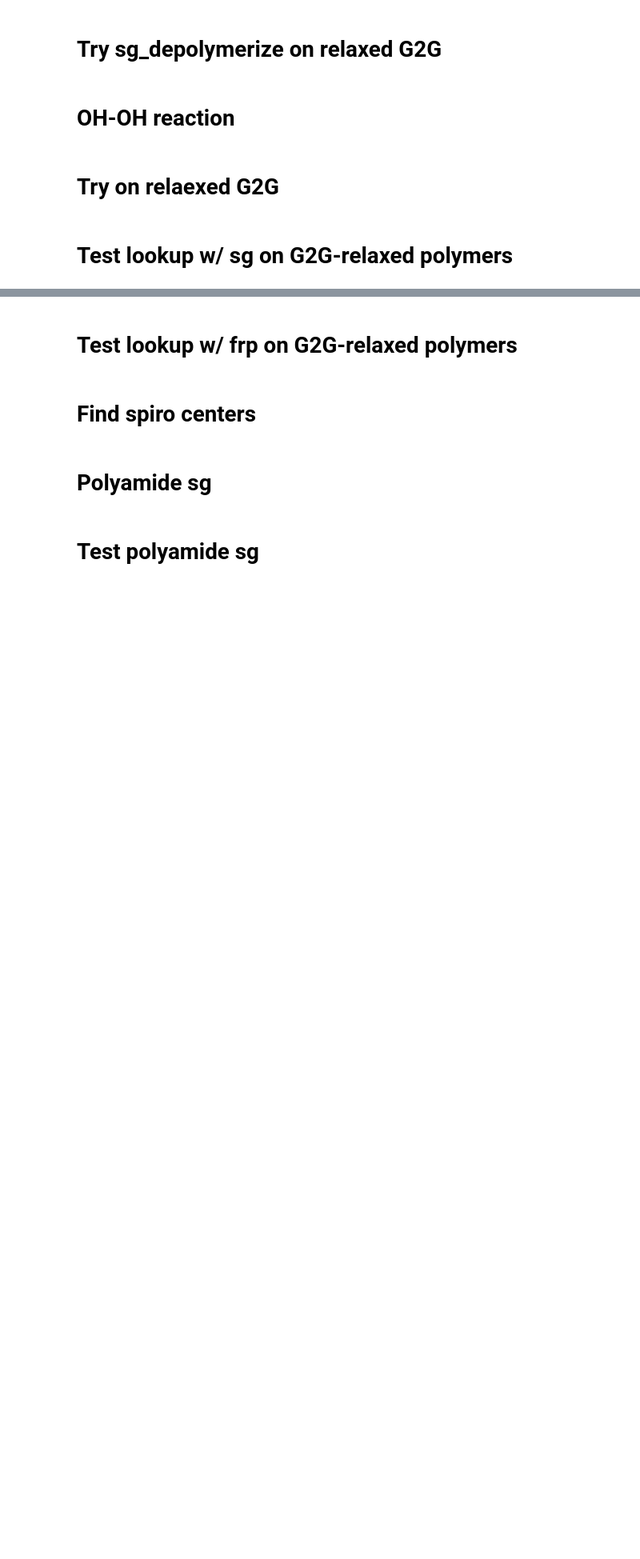
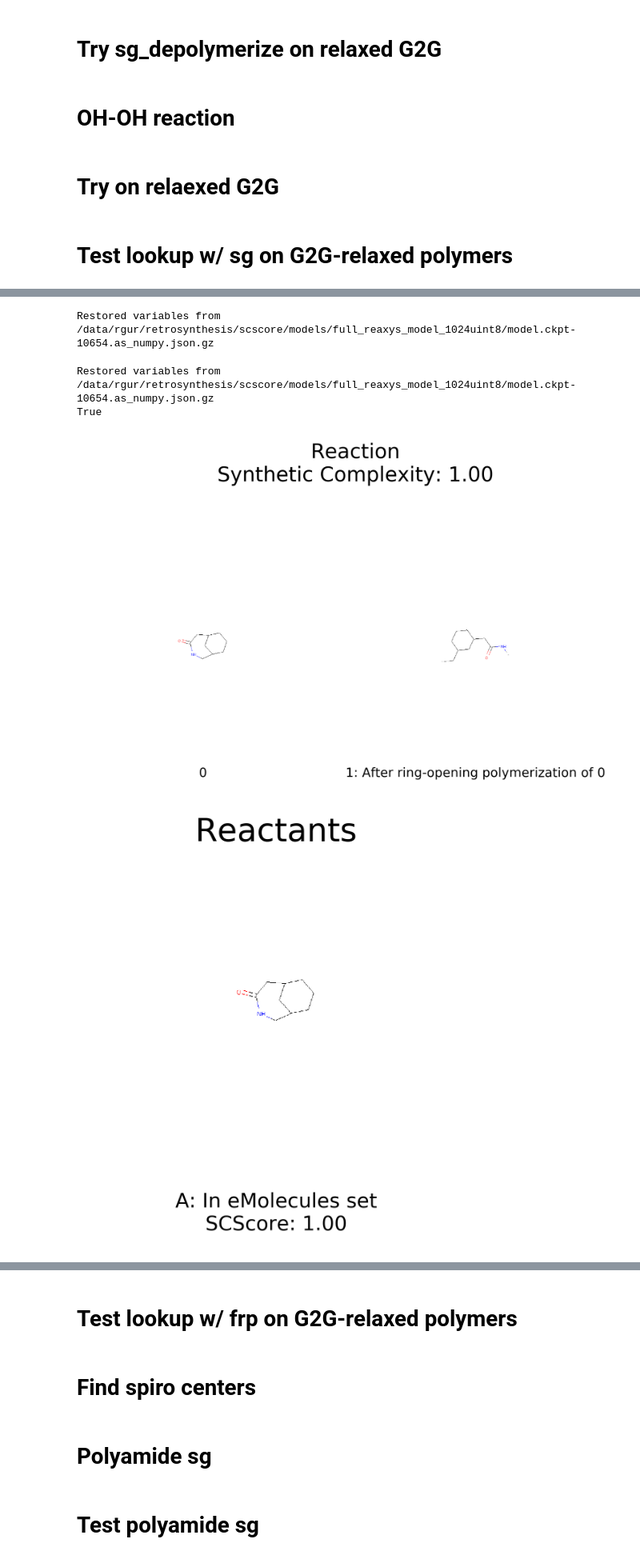
Before and after one commit to rishigurnani/hMOFs-Snurr, a Jupyter notebook: fall20_mse_8803_2.ipynb, the cells around one changed output, grey strips where cells are left out. Shown at 80% size. Cells and saved outputs as stored; diff of their text form; code cells hidden in the pictures; blank space fills up the shorter version.

```diff
--- a/fall20_mse_8803_2.ipynb
+++ b/fall20_mse_8803_2.ipynb
@@ -621,6 +628,3 @@ len(ReactionStepList)
 # %%
 with open('/data/rgur/retrosynthesis/molecule_lookup/mol_set.pkl','rb') as f:
     mol_set = pickle.load(f)
-# %%
-for x in ReactionStepList:
-    x.SearchReactants(mol_set)
@@ -636,6 +632,8 @@ len(filtered_rs_ls)
 importlib.reload(retro)
 importlib.reload(ru)
 #filtered_rs_ls = [retro.ReactionStep(x.reactant_mol,x.product_mol,x.rxn_fn_hash) for x in filtered_rs_ls]
-for x in filtered_rs_ls:
+for x in rxns:
     x.SearchReactants(mol_set)
     x.SyntheticScore()
+# %% [output]
+Restored variables from /data/rgur/retrosynthesis/scscore/models/full_reaxys_model_1024uint8/model.ckpt-10654.as_numpy.json.gz
@@ -644,2 +640,2 @@ filtered_rs_ls[0].poly_syn_score
 # %%
-filtered_rs_ls_srt = sorted(filtered_rs_ls,key=lambda x: x.poly_syn_score,reverse=False)
+rxns_srt = sorted(rxns,key=lambda x: x.poly_syn_score,reverse=False)
@@ -651,10 +642,18 @@ len(filtered_rs_ls_srt_no_dup)
+# %%
+with open('%s.pkl' %ru.add_timestamp('g2g_depolymerizable_'),'wb') as f:
+    pickle.dump(set([x.product_smiles for x in rxns_srt]),f)
 # %%
 with open('/data/rgur/retrosynthesis/polymer_lookup/polymer_lookup.pkl','rb') as f:
     pol_set = pickle.load(f)
 # %%
 importlib.reload(retro)
-i=21
-print( retro.search_polymer( filtered_rs_ls_srt_no_dup[i].product_smiles, pol_set) )
-filtered_rs_ls_srt_no_dup[i].DrawStep()
-filtered_rs_ls_srt_no_dup[i].DrawCatalog()
+i=0
+print( retro.search_polymer( rxns_srt[i].product_smiles, pol_set) )
+rxns_srt[i].DrawStep()
+rxns_srt[i].DrawCatalog()
+# %% [output]
+Restored variables from /data/rgur/retrosynthesis/scscore/models/full_reaxys_model_1024uint8/model.ckpt-10654.as_numpy.json.gz
+True
+[figure, added]
+[figure, added]
 # %%
```
Also changed, not shown: parts of 119 cells of this notebook, 4 other files.
